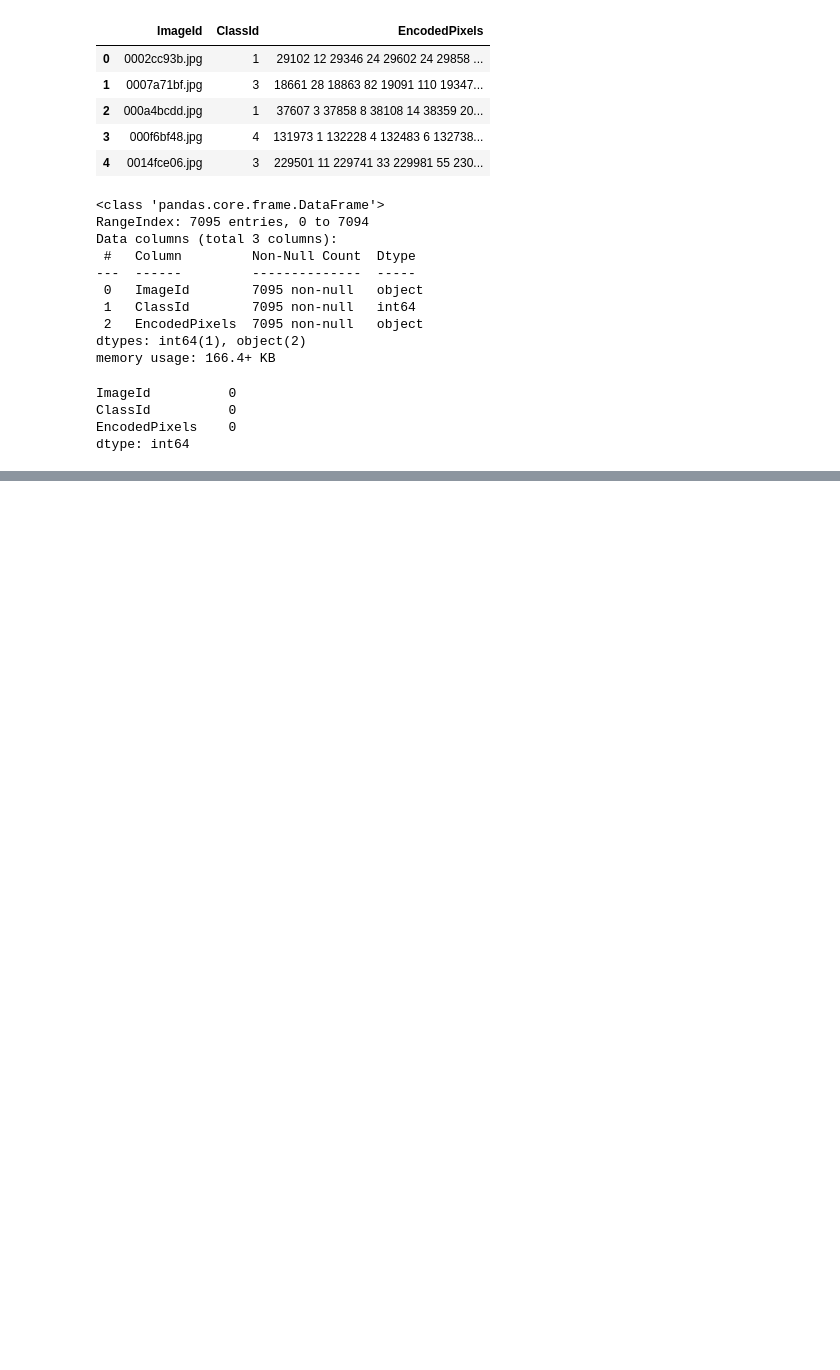
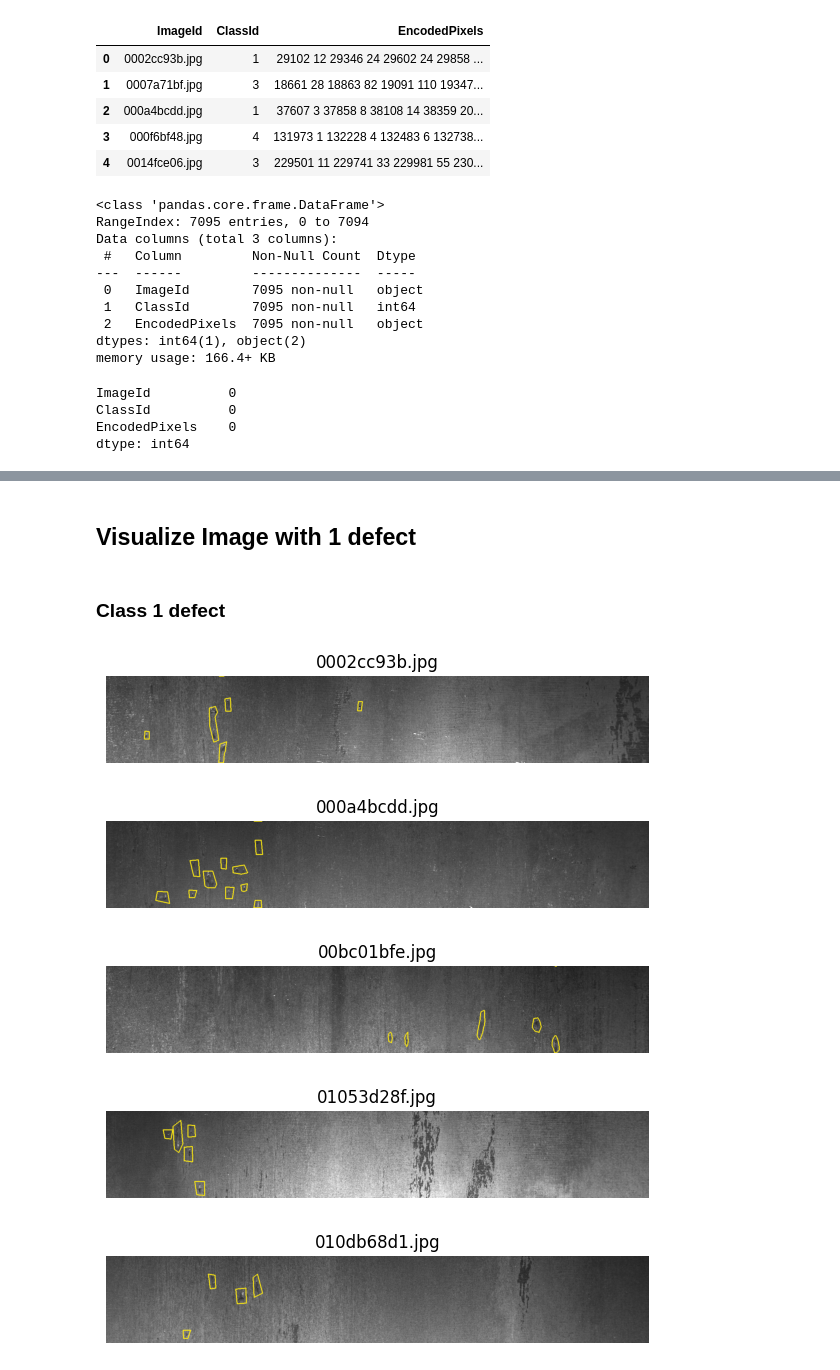
Before and after one commit to PawatKittipatpaiboon/steel_defection, a Jupyter notebook: EDA_steel_defection.ipynb, the cells around one changed output, grey strips where cells are left out. Saved outputs shown, nothing was run; the diff lists cells and outputs as text; code cells hidden in the pictures; blank space fills up the shorter version.

```diff
--- a/EDA_steel_defection.ipynb
+++ b/EDA_steel_defection.ipynb
@@ -88,0 +233,41 @@ plt.show()
+# %%
+def show_mask_image(row_id, contour = True):
+    name, mask = make_mask(row_id)
+    img = cv2.imread(os.path.join(DIRtrain, name))
+
+    if contour:
+        for ch in range(4):
+            contours, _ = cv2.findContours(mask[:, :, ch],
+                            cv2.RETR_LIST, cv2.CHAIN_APPROX_NONE)
+            for i in range(0, len(contours)):
+                cv2.polylines(img, contours[i], True, palet[ch], 2)
+    else:
+        for ch in range(4):
+            img[mask[:,:,ch]==255] = palet[ch]
+
+    fig, ax = plt.subplots(figsize=(7,7))
+    ax.set_title(name)
+    ax.imshow(img)
+    ax.axis('off')
+    plt.show()
+# %%
+# classify defects
+idx_class_1 = list(filter(lambda r:pd.notna(train_df.iloc[r,0]) and pd.isna(train_df.iloc[r,1]) and pd.isna(train_df.iloc[r,2]) and pd.isna(train_df.iloc[r,3]), range(len(train_df))))
+idx_class_2 = list(filter(lambda r:pd.notna(train_df.iloc[r,1]) and pd.isna(train_df.iloc[r,0]) and pd.isna(train_df.iloc[r,2]) and pd.isna(train_df.iloc[r,3]), range(len(train_df))))
+idx_class_3 = list(filter(lambda r:pd.notna(train_df.iloc[r,2]) and pd.isna(train_df.iloc[r,0]) and pd.isna(train_df.iloc[r,1]) and pd.isna(train_df.iloc[r,3]), range(len(train_df))))
+idx_class_4 = list(filter(lambda r:pd.notna(train_df.iloc[r,3]) and pd.isna(train_df.iloc[r,0]) and pd.isna(train_df.iloc[r,1]) and pd.isna(train_df.iloc[r,2]), range(len(train_df))))
+# Number of defects class
+idx_1_defect = list(filter(lambda r:train_df.iloc[r,4] == 1, range(len(train_df))))
+idx_2_defect = list(filter(lambda r:train_df.iloc[r,4] == 2, range(len(train_df))))
+idx_3_defect = list(filter(lambda r:train_df.iloc[r,4] == 3, range(len(train_df))))
+idx_4_defect = list(filter(lambda r:train_df.iloc[r,4] == 4, range(len(train_df))))
+
+print(f'image with class 1 defect {len(idx_class_1)} images')
+print(f'image with class 2 defect {len(idx_class_2)} images')
+print(f'image with class 3 defect {len(idx_class_3)} images')
+print(f'image with class 4 defect {len(idx_class_4)} images')
+print('\n')
+print(f'image with 1 defect{len(idx_1_defect)}')
+print(f'image with 2 defects{len(idx_2_defect)}')
+print(f'image with 3 defects{len(idx_3_defect)}')
+print(f'image with 4 defects{len(idx_4_defect)}')
@@ -88,0 +285,13 @@ plt.show()
+# %% [markdown]
+## Visualize Image with 1 defect
+# %% [markdown]
+### Class 1 defect
+# %%
+for i in idx_class_1[:5]:
+    show_mask_image(i)
+# %% [output]
+[figure, added]
+[figure, added]
+[figure, added]
+[figure, added]
+[figure, added]
```
Also changed, not shown: parts of 43 cells of this notebook.
